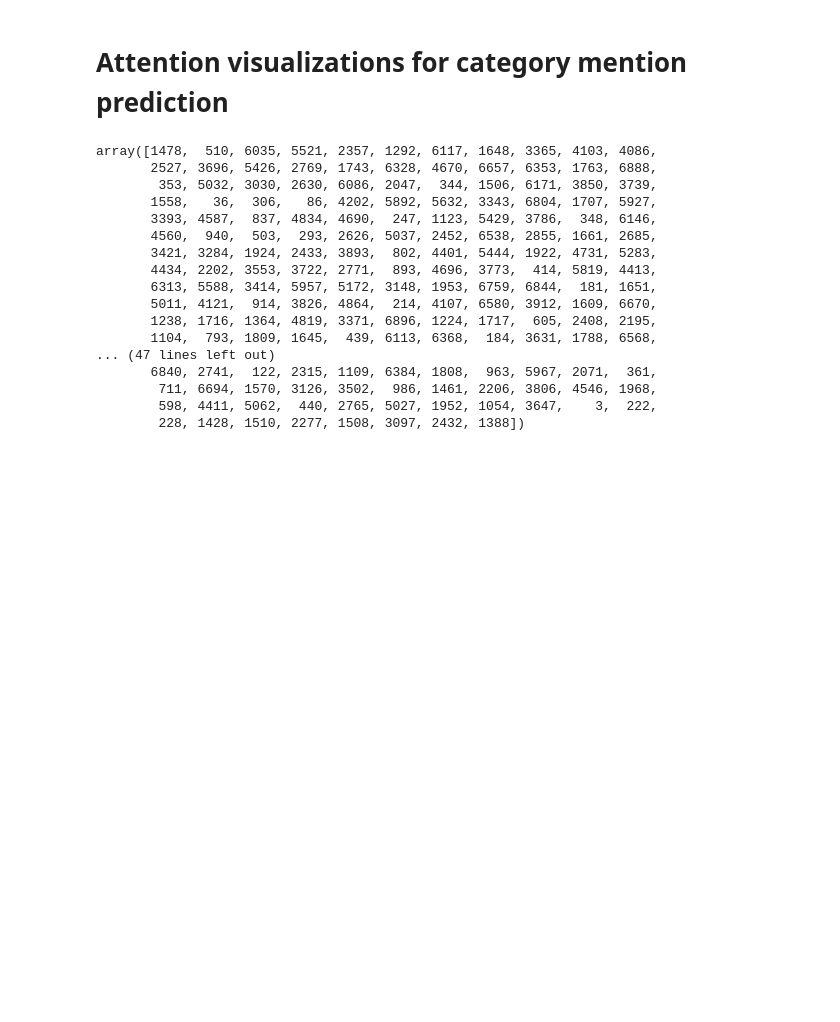
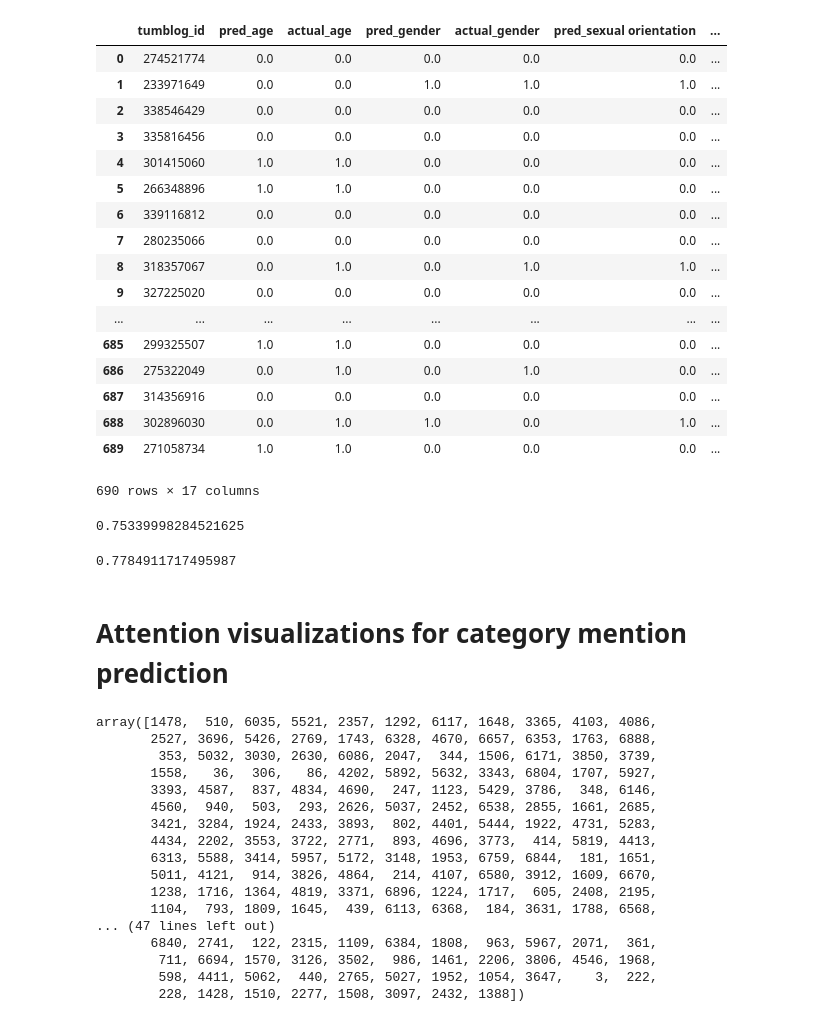
Before and after one commit to michaelmilleryoder/tumblr-scripts, a Jupyter notebook: jupyter/blog_descriptions_experiments.ipynb, the cells around one changed output. Drawn from its saved outputs; the diff is of its cells as text; code cells hidden in the pictures; blank space fills up the shorter version.

Commit message:
Verify scores

```diff
--- a/jupyter/blog_descriptions_experiments.ipynb
+++ b/jupyter/blog_descriptions_experiments.ipynb
@@ -44,0 +49,5 @@ os.environ["CUDA_VISIBLE_DEVICES"] = "0"
+# %%
+# Load predictions, gold
+data = pd.read_pickle('/usr0/home/mamille2/tumblr/output/model_2018-03-31T23-30_dev_preds.pkl')
+print(len(data))
+data.columns
@@ -45,3 +63,32 @@ os.environ["CUDA_VISIBLE_DEVICES"] = "0"
+# %%
+data
+# %% [output]
+|  | tumblog_id | pred_age | actual_age | pred_gender | actual_gender | pred_sexual orientation | ... |
+| 0 | 274521774 | 0.0 | 0.0 | 0.0 | 0.0 | 0.0 | ... |
+| 1 | 233971649 | 0.0 | 0.0 | 1.0 | 1.0 | 1.0 | ... |
+| 2 | 338546429 | 0.0 | 0.0 | 0.0 | 0.0 | 0.0 | ... |
+| 3 | 335816456 | 0.0 | 0.0 | 0.0 | 0.0 | 0.0 | ... |
+| 4 | 301415060 | 1.0 | 1.0 | 0.0 | 0.0 | 0.0 | ... |
+| 5 | 266348896 | 1.0 | 1.0 | 0.0 | 0.0 | 0.0 | ... |
+| 6 | 339116812 | 0.0 | 0.0 | 0.0 | 0.0 | 0.0 | ... |
+| 7 | 280235066 | 0.0 | 0.0 | 0.0 | 0.0 | 0.0 | ... |
+| 8 | 318357067 | 0.0 | 1.0 | 0.0 | 1.0 | 1.0 | ... |
+| 9 | 327225020 | 0.0 | 0.0 | 0.0 | 0.0 | 0.0 | ... |
+| ... | ... | ... | ... | ... | ... | ... | ... |
+| 685 | 299325507 | 1.0 | 1.0 | 0.0 | 0.0 | 0.0 | ... |
+| 686 | 275322049 | 0.0 | 1.0 | 0.0 | 1.0 | 0.0 | ... |
+| 687 | 314356916 | 0.0 | 0.0 | 0.0 | 0.0 | 0.0 | ... |
+| 688 | 302896030 | 0.0 | 1.0 | 1.0 | 0.0 | 1.0 | ... |
+| 689 | 271058734 | 1.0 | 1.0 | 0.0 | 0.0 | 0.0 | ... |
+690 rows × 17 columns
+# %%
+cohen_kappa_score(data['pred_age'], data['actual_age'])
+# %% [output]
+0.75339998284521625
+# %%
+cohen_kappa_score(data['pred_sexuality/gender'], data['actual_sexuality/gender'])
+# %% [output]
+0.7784911717495987
 # %% [markdown]
 # Attention visualizations for category mention prediction
 # %%
```
Also changed, not shown: parts of 3 cells of this notebook.
